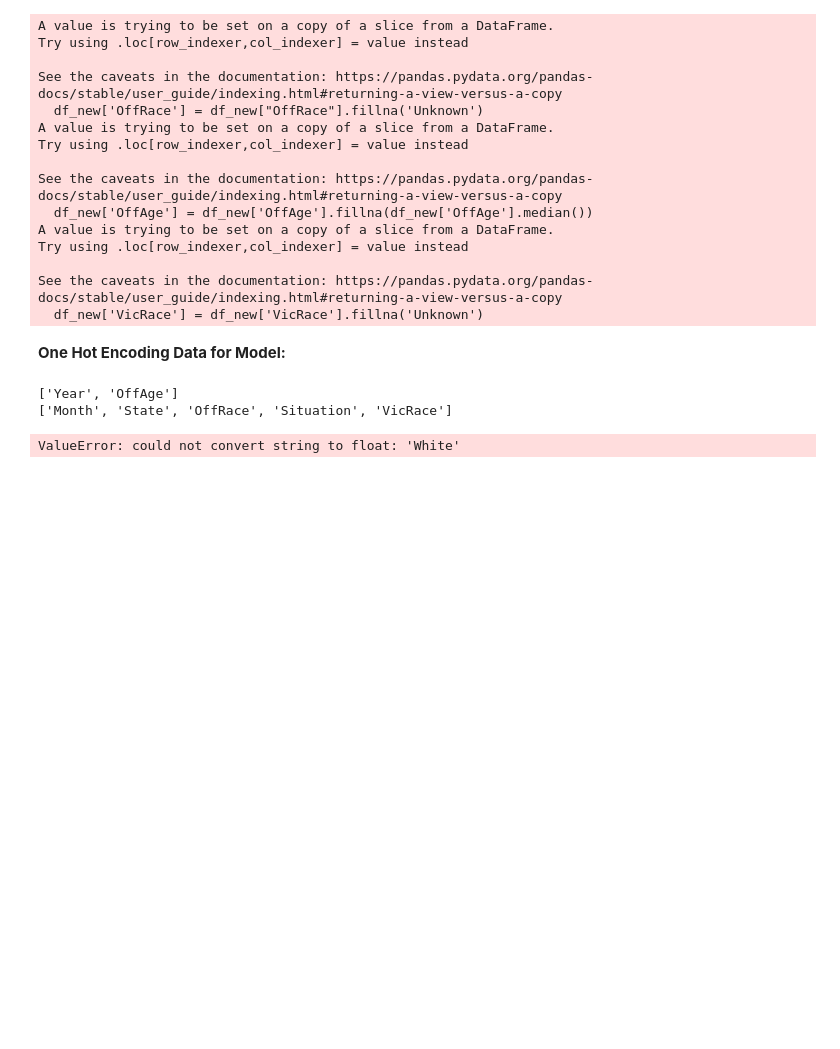
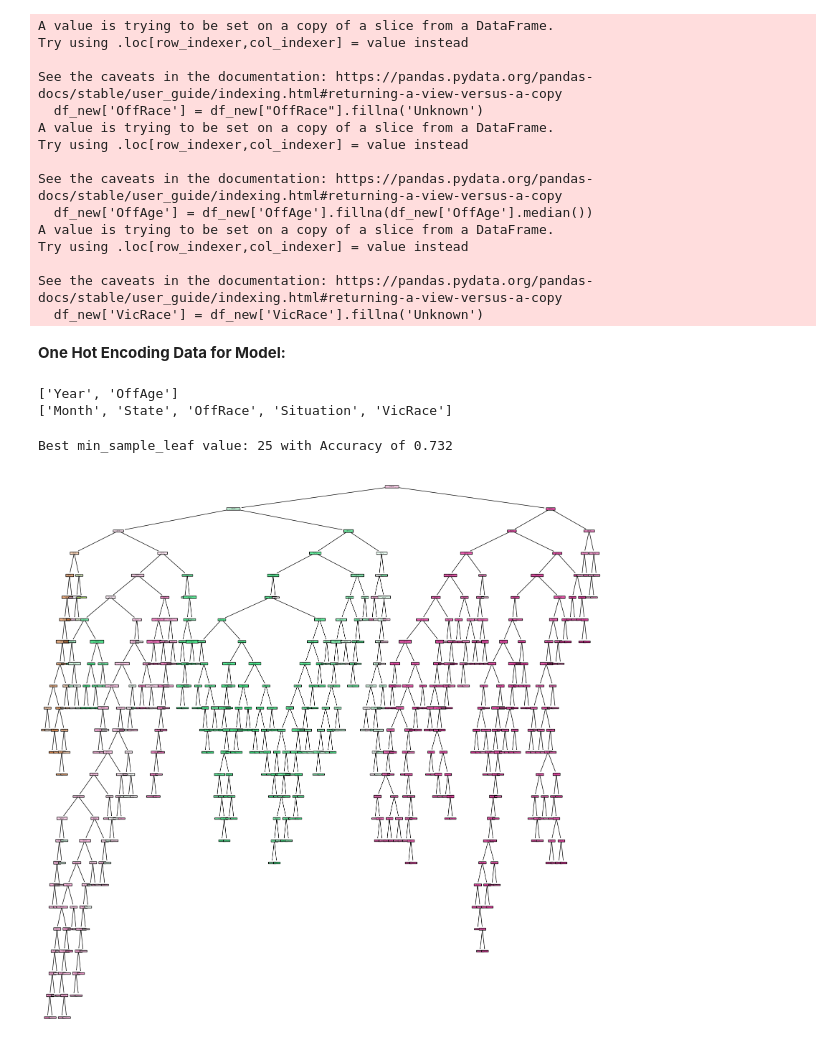
Before and after one commit to jac7az/mlproject, a Jupyter notebook: Model.ipynb, the cells around one changed output. Drawn from its saved outputs; the diff is of its cells as text; code cells hidden in the pictures; blank space fills up the shorter version.

Commit message:
did base of binary classfiying tree! now fix accuracy pls

```diff
--- a/Model.ipynb
+++ b/Model.ipynb
@@ -104,41 +100,45 @@ print(cat_cols)
 from sklearn.preprocessing import LabelBinarizer
 from sklearn.model_selection import train_test_split
 
-# one-hot encoding categorical columns:
-df_encoded = pd.get_dummies(df_new, columns=cat_cols, drop_first=True)
+y = df_new['VicRace']
 
-X = pd.concat([df_new[num_cols], df_encoded], axis=1)
-y = df_new['VicRace']
+X_raw = df_new.drop(columns=['VicRace'])
+# # one hot encoding categorical features:
+X = pd.get_dummies(X_raw, drop_first=True)
 
 # splitting data into test/train:
 X_train, X_test, Y_train, Y_test = train_test_split(X, y, test_size=0.2, random_state=42)
 # %%
 # importing all necessary libraries:
 from sklearn import tree
 from sklearn.tree import plot_tree
-from sklearn.tree import DecisionTreeRegressor
+from sklearn.tree import DecisionTreeClassifier
 from sklearn.metrics import r2_score
+from sklearn.metrics import accuracy_score
 
-cart = tree.DecisionTreeRegressor(min_samples_leaf= 500)
-cart = cart.fit(X_train, Y_train)
+model = DecisionTreeClassifier(min_samples_leaf=500, random_state=42)
+model.fit(X_train, Y_train)
 
-var_names = cart.feature_names_in_
-plot_tree(cart, filled=True, feature_names=var_names)
+from sklearn.metrics import accuracy_score
 
-# testing through min_samples_leaf from 1 - 25
-r2_list = []
+acc_list = []
 leaf_values = list(range(1, 26))
 
 for leaf in leaf_values:
-    model = DecisionTreeRegressor(min_samples_leaf=leaf, random_state=42)
+    model = DecisionTreeClassifier(min_samples_leaf=leaf, random_state=42)
     model.fit(X_train, Y_train)
     y_hat = model.predict(X_test)
-    r2 = r2_score(Y_test, y_hat)
-    r2_list.append(r2)
+    acc = accuracy_score(Y_test, y_hat)
+    acc_list.append(acc)
 
-best_leaf = leaf_values[r2_list.index(max(r2_list))]
-best_r2 = max(r2_list)
+best_leaf = leaf_values[acc_list.index(max(acc_list))]
+best_acc = max(acc_list)
 
-print(f'Best min_sample_left value: {best_leaf} with R^2 of {best_r2:.3f}')
+print(f'Best min_sample_leaf value: {best_leaf} with Accuracy of {best_acc:.3f}')
+
+plt.figure(figsize=(20, 20))
+plot_tree(model, filled=True, feature_names=model.feature_names_in_)
+plt.show()
 # %% [output]
-ValueError: could not convert string to float: 'White'
+Best min_sample_leaf value: 25 with Accuracy of 0.732
+[figure, added]
```
Also changed, not shown: parts of 4 cells of this notebook.
